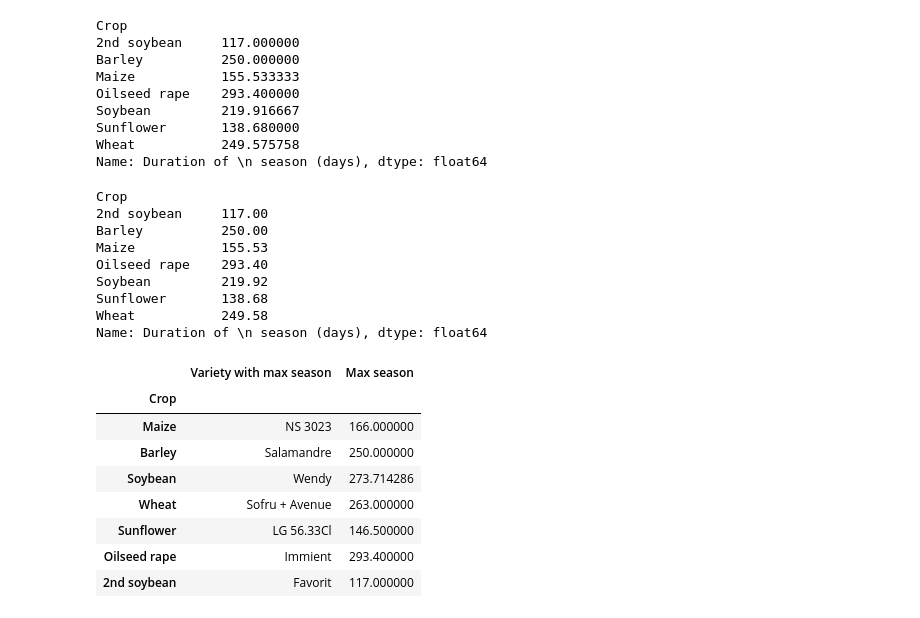
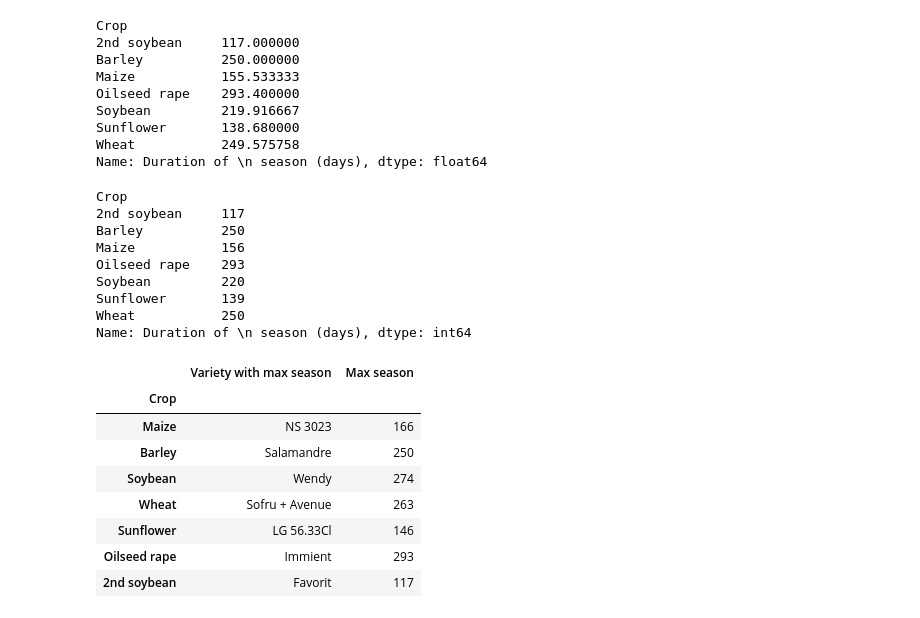
Before and after one commit to AndreaM1996/Project5, a Jupyter notebook: Project5.ipynb, the cells around one changed output. Cells and saved outputs as stored; diff of their text form; code cells hidden in the pictures.

```diff
--- a/Project5.ipynb
+++ b/Project5.ipynb
@@ -407,37 +466,38 @@ Sunflower       138.680000
 Wheat           249.575758
 Name: Duration of \n season (days), dtype: float64
 # %%
-duration_mean = duration_mean.apply(lambda x: round(x,2))
+duration_mean = duration_mean.apply(lambda x: round(x))
 duration_mean
 # %% [output]
 Crop
-2nd soybean     117.00
-Barley          250.00
-Maize           155.53
-Oilseed rape    293.40
-Soybean         219.92
-Sunflower       138.68
-Wheat           249.58
-Name: Duration of \n season (days), dtype: float64
+2nd soybean     117
+Barley          250
+Maize           156
+Oilseed rape    293
+Soybean         220
+Sunflower       139
+Wheat           250
+Name: Duration of \n season (days), dtype: int64
 # %%
-ddf = pd.DataFrame(columns=['Crop','Variety with max \n season','Max season'])
+ddf = pd.DataFrame(columns=['Crop','Variety with max season','Max season'])
 for i in range(n):
     df = dfdates[dfdates['Crop'] == crops[i]]
     duration_variety = df['Duration of \n season (days)'].groupby(dfdates['Variety']).mean()
     sort_duration = duration_variety.sort_values(ascending=False)
     ddf.loc[i] = [crops[i],list(sort_duration.index.values)[0],sort_duration[0]]
 ddf = ddf.set_index('Crop')
+ddf['Max season'] = ddf['Max season'].apply(lambda x: round(x))
 ddf
 # %% [output]
 |  | Variety with max season | Max season |
 | Crop |  |  |
-| Maize | NS 3023 | 166.000000 |
-| Barley | Salamandre | 250.000000 |
-| Soybean | Wendy | 273.714286 |
-| Wheat | Sofru + Avenue | 263.000000 |
-| Sunflower | LG 56.33Cl | 146.500000 |
-| Oilseed rape | Immient | 293.400000 |
-| 2nd soybean | Favorit | 117.000000 |
+| Maize | NS 3023 | 166 |
+| Barley | Salamandre | 250 |
+| Soybean | Wendy | 274 |
+| Wheat | Sofru + Avenue | 263 |
+| Sunflower | LG 56.33Cl | 146 |
+| Oilseed rape | Immient | 293 |
+| 2nd soybean | Favorit | 117 |
 # %%
 dur = pd.concat([duration_mean,ddf],axis=1,sort=True)
 dur.columns = ['Duration of \n season (days)','Variety with max \n season','Max season']
```
Also changed, not shown: parts of 63 cells of this notebook.
